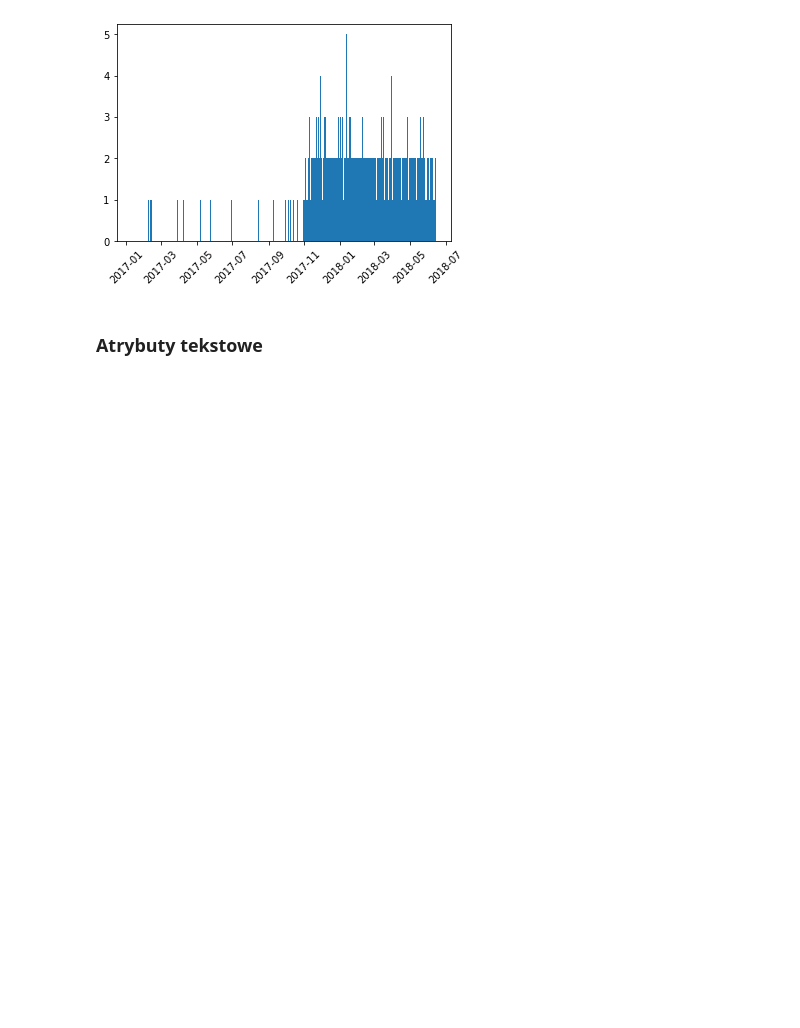
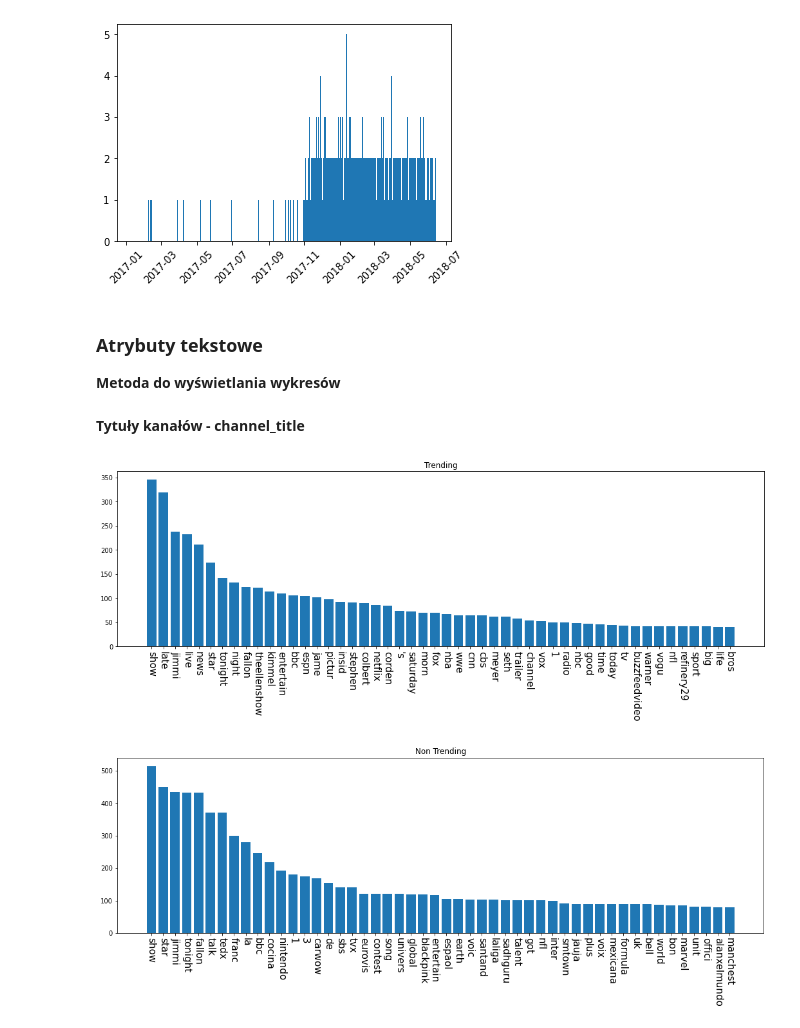
Before and after one commit to DominikKossinski/PED, a Jupyter notebook: notebooks/PED_5.ipynb, the cells around one changed output. Cells and saved outputs as stored; diff of their text form; code cells hidden in the pictures; blank space fills up the shorter version.

```diff
--- a/notebooks/PED_5.ipynb
+++ b/notebooks/PED_5.ipynb
@@ -157,3 +171,47 @@ plt.show()
 [figure]
 # %% [markdown]
 ### Atrybuty tekstowe
+
+**Metoda do wyświetlania wykresów**
+# %%
+def plot_tokenized_stats(attr_name):
+    us_tokens = load_tokenized_text(f"US_grouped_{attr_name}s")
+    gb_tokens = load_tokenized_text(f"GB_grouped_{attr_name}s")
+    trending_tokens = []
+    trending_words = []
+    for i, tokens_list in enumerate(gb_tokens + us_tokens):
+        if len(tokens_list) > 0:
+            trending_tokens.append(tokens_list[0])
+            trending_words += tokens_list[0]
+        else:
+            trending_tokens.append([])
+    trending_words = pd.DataFrame(data={"words": trending_words})
+    trending_values_counts = trending_words.value_counts().rename_axis("words").reset_index(name="count")
+    tr_head = trending_values_counts.head(50)
+    non_trending_path = os.path.join("non_trending", "words")
+
+    gb_non_words = load_csv_file(os.path.join(non_trending_path, f"GB_{attr_name}.csv"))
+    us_non_words = load_csv_file(os.path.join(non_trending_path, f"US_{attr_name}.csv"))
+    non_trending_words = pd.concat([gb_non_words, us_non_words])
+    non_trending_values_counts = non_trending_words.value_counts().rename_axis("words").reset_index(name="count")
+    non_tr_head = non_trending_values_counts.head(50)
+
+    plt.subplots(figsize=(18, 5))
+    plt.bar(tr_head["words"], tr_head["count"])
+    plt.title("Trending")
+    plt.xticks(rotation=270, fontsize=15)
+    plt.show()
+
+
+    plt.subplots(figsize=(18, 5))
+    plt.bar(non_tr_head["words"], non_tr_head["count"])
+    plt.title("Non Trending")
+    plt.xticks(rotation=270, fontsize=15)
+    plt.show()
+# %% [markdown]
+**Tytuły kanałów - channel_title**
+# %%
+plot_tokenized_stats("channel_title")
+# %% [output]
+[figure, added]
+[figure, added]
```
Also changed, not shown: parts of 12 cells of this notebook, 8 other files.
